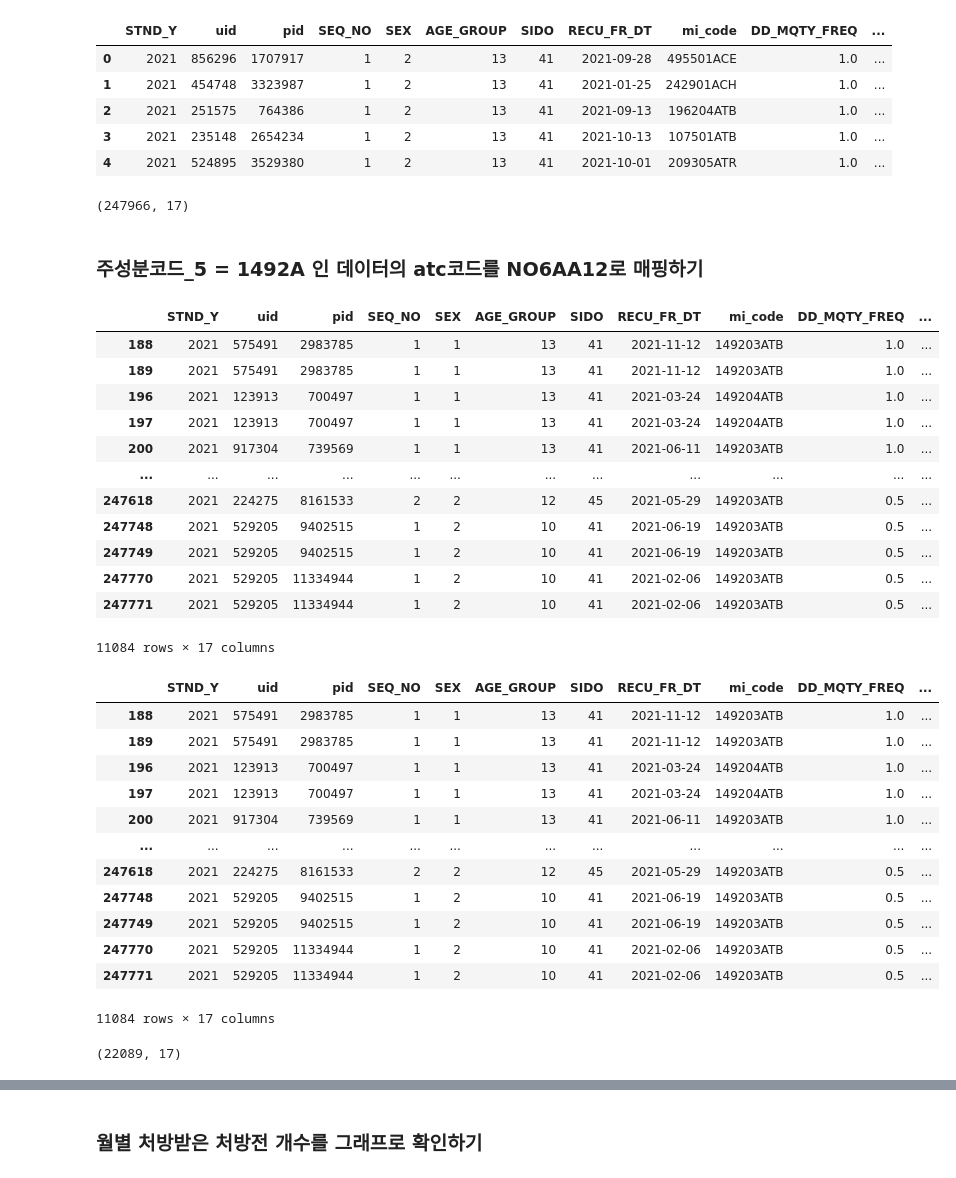
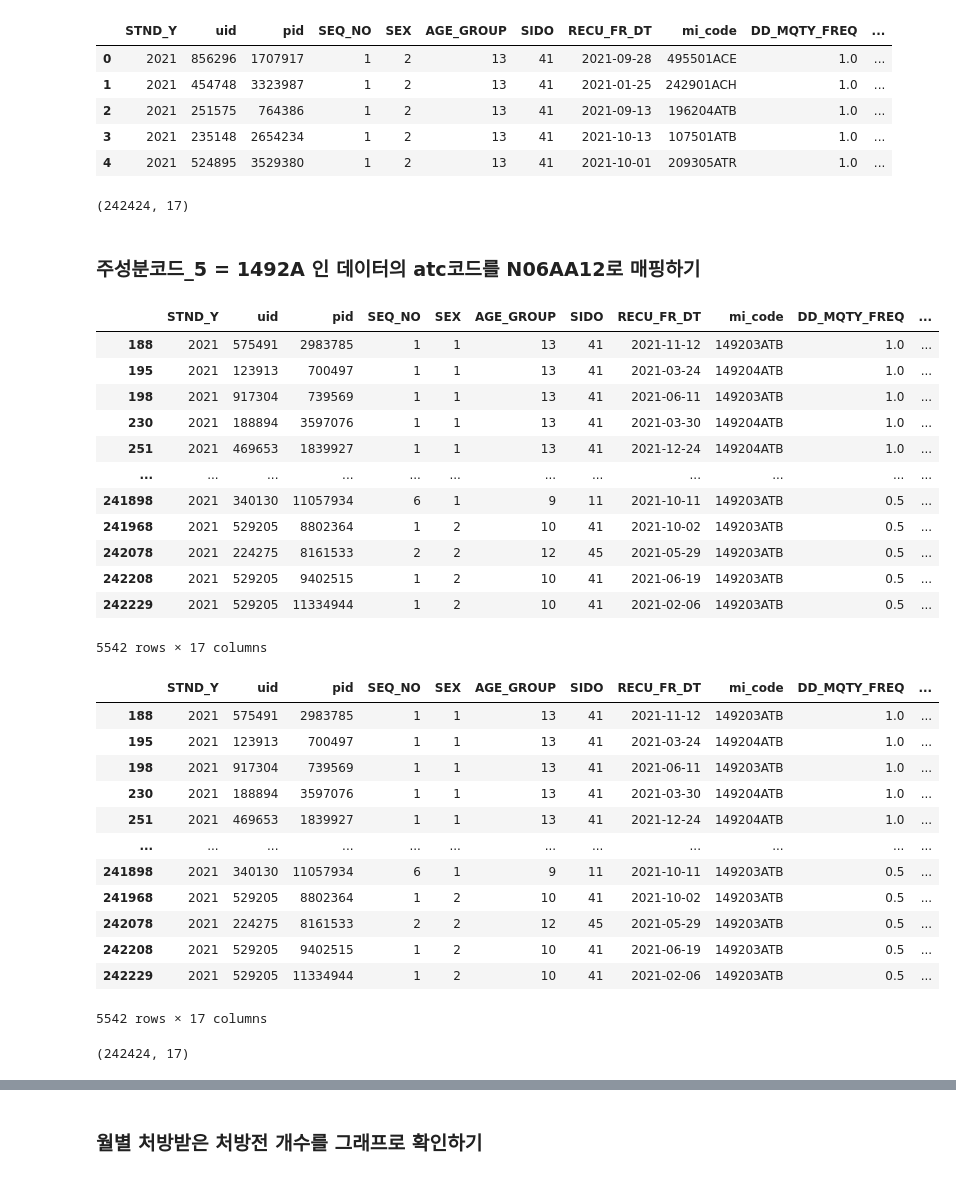
Before and after one commit to YuHan-J-Nam/Drug_Coprescription_Network_Analysis, a Jupyter notebook: 2021_항우울제_네트워크.ipynb, the cells around one changed output, grey strips where cells are left out. Drawn from its saved outputs; the diff is of its cells as text; code cells hidden in the pictures.

```diff
--- a/2021_항우울제_네트워크.ipynb
+++ b/2021_항우울제_네트워크.ipynb
@@ -952,7 +952,7 @@ memory usage: 27.7+ MB
 # %% [markdown]
 ### atc 코드 column 추가하기
 # %%
-mapping_atc = pd.read_csv('D:\소셜네트워크과학\Drug_Coprescription_Network_Analysis\data\mapping.csv')
+mapping_atc = pd.read_csv('D:/소셜네트워크과학/Drug_Coprescription_Network_Analysis/data/antidepressant_mapping.csv')
 mapping_atc.head()
 # %% [output]
 |  | 주성분코드_9 | ATC코드 | 주성분명 | 주성분코드_5 |
@@ -988,44 +988,44 @@ df.head()
 # %%
 df.shape
 # %% [output]
-(247966, 17)
+(242424, 17)
 # %% [markdown]
-### 주성분코드_5 = 1492A 인 데이터의 atc코드를 NO6AA12로 매핑하기
+### 주성분코드_5 = 1492A 인 데이터의 atc코드를 N06AA12로 매핑하기
 # %%
 df[df['주성분코드_5'] == '1492A']
 # %% [output]
 |  | STND_Y | uid | pid | SEQ_NO | SEX | AGE_GROUP | SIDO | RECU_FR_DT | mi_code | DD_MQTY_FREQ | ... |
 | 188 | 2021 | 575491 | 2983785 | 1 | 1 | 13 | 41 | 2021-11-12 | 149203ATB | 1.0 | ... |
-| 189 | 2021 | 575491 | 2983785 | 1 | 1 | 13 | 41 | 2021-11-12 | 149203ATB | 1.0 | ... |
-| 196 | 2021 | 123913 | 700497 | 1 | 1 | 13 | 41 | 2021-03-24 | 149204ATB | 1.0 | ... |
-| 197 | 2021 | 123913 | 700497 | 1 | 1 | 13 | 41 | 2021-03-24 | 149204ATB | 1.0 | ... |
-| 200 | 2021 | 917304 | 739569 | 1 | 1 | 13 | 41 | 2021-06-11 | 149203ATB | 1.0 | ... |
+| 195 | 2021 | 123913 | 700497 | 1 | 1 | 13 | 41 | 2021-03-24 | 149204ATB | 1.0 | ... |
+| 198 | 2021 | 917304 | 739569 | 1 | 1 | 13 | 41 | 2021-06-11 | 149203ATB | 1.0 | ... |
+| 230 | 2021 | 188894 | 3597076 | 1 | 1 | 13 | 41 | 2021-03-30 | 149204ATB | 1.0 | ... |
+| 251 | 2021 | 469653 | 1839927 | 1 | 1 | 13 | 41 | 2021-12-24 | 149204ATB | 1.0 | ... |
 | ... | ... | ... | ... | ... | ... | ... | ... | ... | ... | ... | ... |
-| 247618 | 2021 | 224275 | 8161533 | 2 | 2 | 12 | 45 | 2021-05-29 | 149203ATB | 0.5 | ... |
-| 247748 | 2021 | 529205 | 9402515 | 1 | 2 | 10 | 41 | 2021-06-19 | 149203ATB | 0.5 | ... |
-| 247749 | 2021 | 529205 | 9402515 | 1 | 2 | 10 | 41 | 2021-06-19 | 149203ATB | 0.5 | ... |
-| 247770 | 2021 | 529205 | 11334944 | 1 | 2 | 10 | 41 | 2021-02-06 | 149203ATB | 0.5 | ... |
-| 247771 | 2021 | 529205 | 11334944 | 1 | 2 | 10 | 41 | 2021-02-06 | 149203ATB | 0.5 | ... |
+| 241898 | 2021 | 340130 | 11057934 | 6 | 1 | 9 | 11 | 2021-10-11 | 149203ATB | 0.5 | ... |
+| 241968 | 2021 | 529205 | 8802364 | 1 | 2 | 10 | 41 | 2021-10-02 | 149203ATB | 0.5 | ... |
+| 242078 | 2021 | 224275 | 8161533 | 2 | 2 | 12 | 45 | 2021-05-29 | 149203ATB | 0.5 | ... |
+| 242208 | 2021 | 529205 | 9402515 | 1 | 2 | 10 | 41 | 2021-06-19 | 149203ATB | 0.5 | ... |
+| 242229 | 2021 | 529205 | 11334944 | 1 | 2 | 10 | 41 | 2021-02-06 | 149203ATB | 0.5 | ... |
-11084 rows × 17 columns
+5542 rows × 17 columns
 # %%
-df.loc[df['주성분코드_5'] == '1492A', 'ATC코드'] = 'NO6AA12'
+df.loc[df['주성분코드_5'] == '1492A', 'ATC코드'] = 'N06AA12'
 
 df[df['주성분코드_5'] == '1492A']
 # %% [output]
 |  | STND_Y | uid | pid | SEQ_NO | SEX | AGE_GROUP | SIDO | RECU_FR_DT | mi_code | DD_MQTY_FREQ | ... |
 | 188 | 2021 | 575491 | 2983785 | 1 | 1 | 13 | 41 | 2021-11-12 | 149203ATB | 1.0 | ... |
-| 189 | 2021 | 575491 | 2983785 | 1 | 1 | 13 | 41 | 2021-11-12 | 149203ATB | 1.0 | ... |
-| 196 | 2021 | 123913 | 700497 | 1 | 1 | 13 | 41 | 2021-03-24 | 149204ATB | 1.0 | ... |
-| 197 | 2021 | 123913 | 700497 | 1 | 1 | 13 | 41 | 2021-03-24 | 149204ATB | 1.0 | ... |
-| 200 | 2021 | 917304 | 739569 | 1 | 1 | 13 | 41 | 2021-06-11 | 149203ATB | 1.0 | ... |
+| 195 | 2021 | 123913 | 700497 | 1 | 1 | 13 | 41 | 2021-03-24 | 149204ATB | 1.0 | ... |
+| 198 | 2021 | 917304 | 739569 | 1 | 1 | 13 | 41 | 2021-06-11 | 149203ATB | 1.0 | ... |
+| 230 | 2021 | 188894 | 3597076 | 1 | 1 | 13 | 41 | 2021-03-30 | 149204ATB | 1.0 | ... |
+| 251 | 2021 | 469653 | 1839927 | 1 | 1 | 13 | 41 | 2021-12-24 | 149204ATB | 1.0 | ... |
 | ... | ... | ... | ... | ... | ... | ... | ... | ... | ... | ... | ... |
-| 247618 | 2021 | 224275 | 8161533 | 2 | 2 | 12 | 45 | 2021-05-29 | 149203ATB | 0.5 | ... |
-| 247748 | 2021 | 529205 | 9402515 | 1 | 2 | 10 | 41 | 2021-06-19 | 149203ATB | 0.5 | ... |
-| 247749 | 2021 | 529205 | 9402515 | 1 | 2 | 10 | 41 | 2021-06-19 | 149203ATB | 0.5 | ... |
-| 247770 | 2021 | 529205 | 11334944 | 1 | 2 | 10 | 41 | 2021-02-06 | 149203ATB | 0.5 | ... |
-| 247771 | 2021 | 529205 | 11334944 | 1 | 2 | 10 | 41 | 2021-02-06 | 149203ATB | 0.5 | ... |
+| 241898 | 2021 | 340130 | 11057934 | 6 | 1 | 9 | 11 | 2021-10-11 | 149203ATB | 0.5 | ... |
+| 241968 | 2021 | 529205 | 8802364 | 1 | 2 | 10 | 41 | 2021-10-02 | 149203ATB | 0.5 | ... |
+| 242078 | 2021 | 224275 | 8161533 | 2 | 2 | 12 | 45 | 2021-05-29 | 149203ATB | 0.5 | ... |
+| 242208 | 2021 | 529205 | 9402515 | 1 | 2 | 10 | 41 | 2021-06-19 | 149203ATB | 0.5 | ... |
+| 242229 | 2021 | 529205 | 11334944 | 1 | 2 | 10 | 41 | 2021-02-06 | 149203ATB | 0.5 | ... |
-11084 rows × 17 columns
+5542 rows × 17 columns
 # %%
 df.shape
 # %% [output]
-(22089, 17)
+(242424, 17)
```
Also changed, not shown: parts of 27 cells of this notebook, 1 other file.
